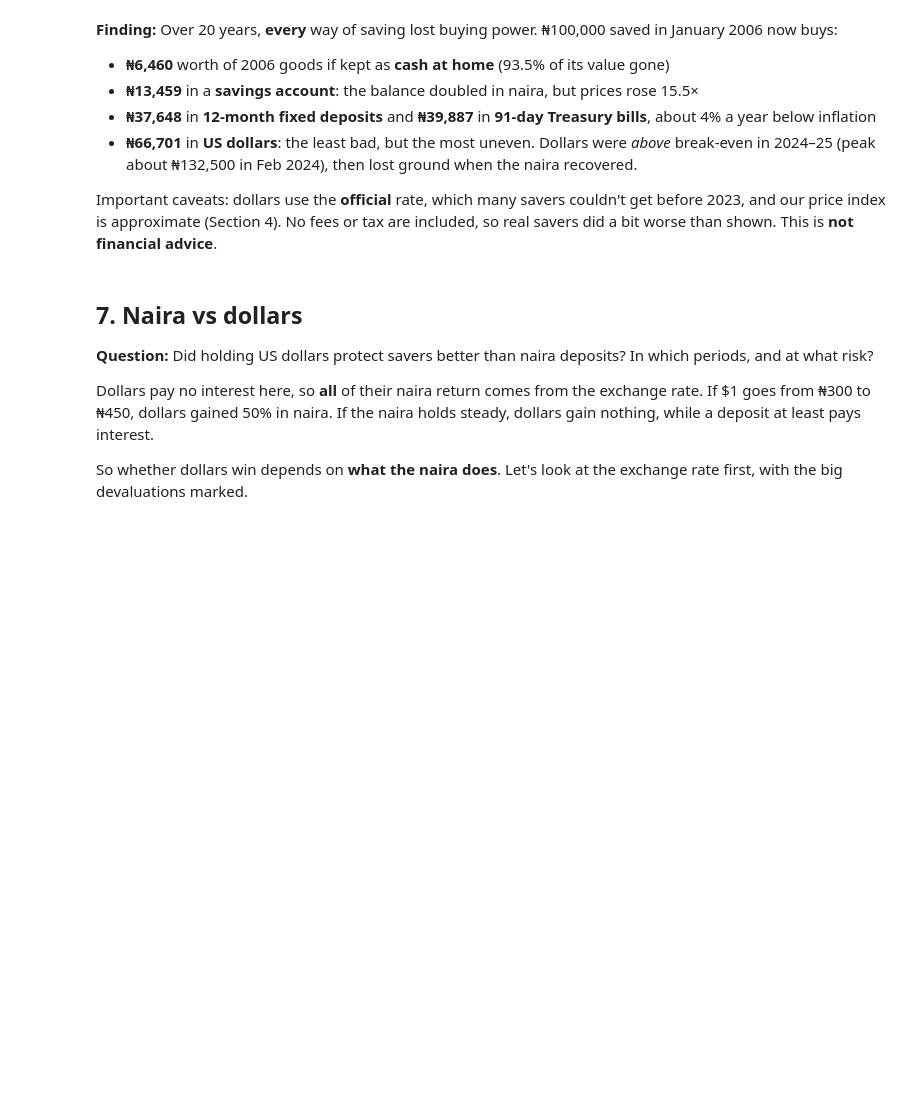
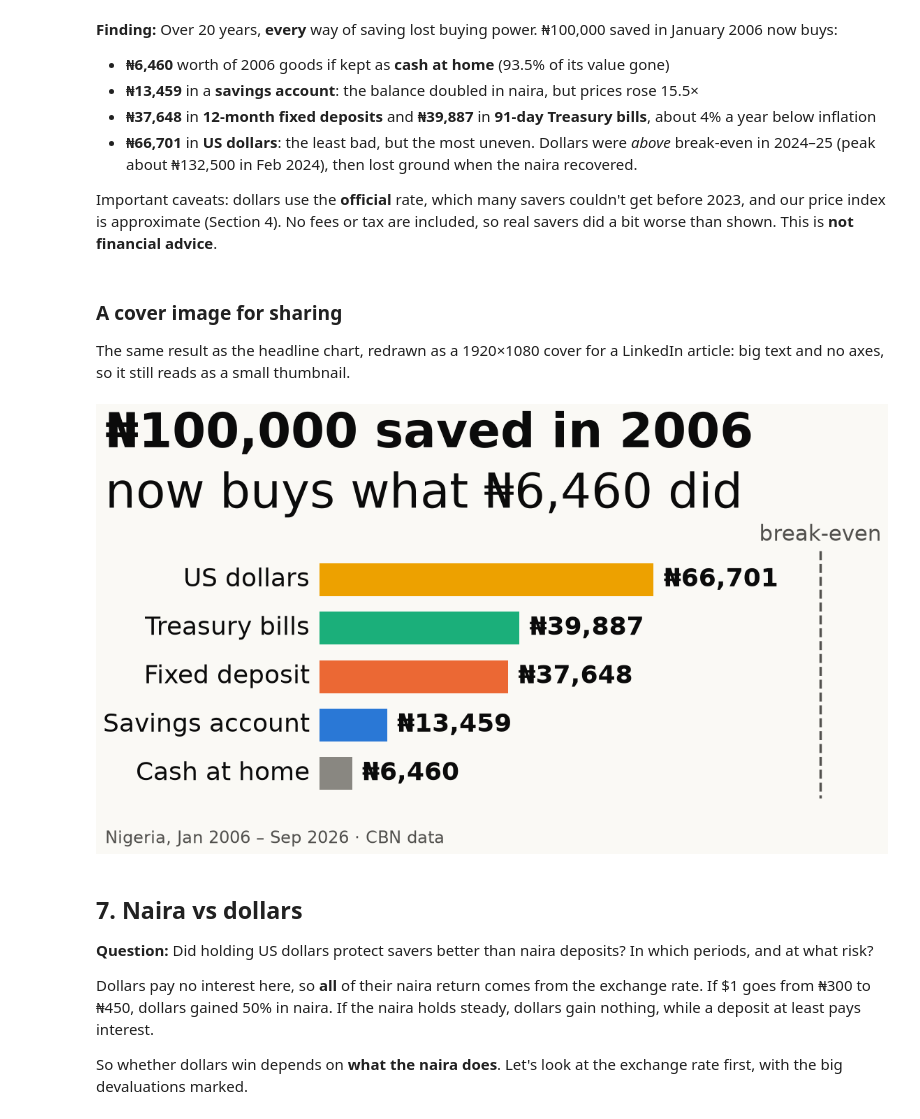
Before and after one commit to Freedom15dev/nigeria-savings-vs-inflation, a Jupyter notebook: savings_vs_inflation.ipynb, the cells around one changed output. Drawn from its saved outputs; the diff is of its cells as text; code cells hidden in the pictures; blank space fills up the shorter version.

```diff
--- a/savings_vs_inflation.ipynb
+++ b/savings_vs_inflation.ipynb
@@ -1193,6 +1193,53 @@ January 2006 now buys:
 Important caveats: dollars use the **official** rate, which many savers couldn't get before
 2023, and our price index is approximate (Section 4). No fees or tax are included, so real
 savers did a bit worse than shown. This is **not financial advice**.
+# %% [markdown]
+### A cover image for sharing
+
+The same result as the headline chart, redrawn as a 1920×1080 cover for a LinkedIn article:
+big text and no axes, so it still reads as a small thumbnail.
+# %%
+COVER_NAMES = {  # shorter names fit the big font
+    "US dollars": "US dollars",
+    "Treasury bill (91-day)": "Treasury bills",
+    "12-month fixed deposit": "Fixed deposit",
+    "Savings account": "Savings account",
+    "Cash at home": "Cash at home",
+}
+BACKGROUND = "#faf9f5"  # plain off-white
+cover = journey["in Jan 2006 naira"].sort_values(ascending=False)  # best option at the top
+cash_value = cover["Cash at home"]
+last_month = clean["month"].iloc[-1]
+
+# 12.8 × 7.2 inches at 150 dpi = exactly 1920 × 1080 pixels
+fig = plt.figure(figsize=(12.8, 7.2), facecolor=BACKGROUND)
+fig.text(0.06, 0.90, "₦100,000 saved in 2006", fontsize=50, fontweight="bold", color="#0b0b0b", va="top")
+fig.text(0.06, 0.78, f"now buys what ₦{cash_value:,.0f} did", fontsize=50, color="#0b0b0b", va="top")
+
+# The bar chart sits in the lower part; the left 30% is kept free for the option names
+ax = fig.add_axes([0.30, 0.13, 0.56, 0.52], facecolor=BACKGROUND)
+positions = range(len(cover))
+ax.barh(positions, cover, color=[OPTION_COLORS[o] for o in cover.index], height=0.68)
+for y, (option, value) in zip(positions, cover.items()):
+    ax.text(-2_000, y, COVER_NAMES[option], ha="right", va="center", fontsize=26, color="#0b0b0b")
+    ax.text(value + 2_000, y, f"₦{value:,.0f}", ha="left", va="center", fontsize=26,
+            fontweight="bold", color="#0b0b0b")
+
+ax.vlines(START_AMOUNT, -0.6, len(cover) - 0.5, color="#52514e", linestyle="--", linewidths=2.5,
+          clip_on=False)  # the line sits on the plot edge, so don't cut it in half
+ax.text(START_AMOUNT, -0.7, "break-even", ha="center", va="bottom", fontsize=22, color="#52514e")
+
+ax.invert_yaxis()
+ax.set_xlim(0, START_AMOUNT)
+ax.set_ylim(len(cover) - 0.5, -0.9)  # a little room above the top bar for "break-even"
+ax.axis("off")  # no axes, ticks or gridlines
+
+fig.text(0.06, 0.04, f"Nigeria, Jan 2006 – {last_month:%b %Y} · CBN data",
+         fontsize=17, color="#52514e")
+fig.savefig(IMAGES_DIR / "article_cover.png", dpi=150, facecolor=BACKGROUND)  # no bbox_inches: keep exactly 1920×1080
+plt.show()
+# %% [output]
+[figure, added]
 # %% [markdown]
 ## 7. Naira vs dollars
 
```
Also changed, not shown: 1 other file.
